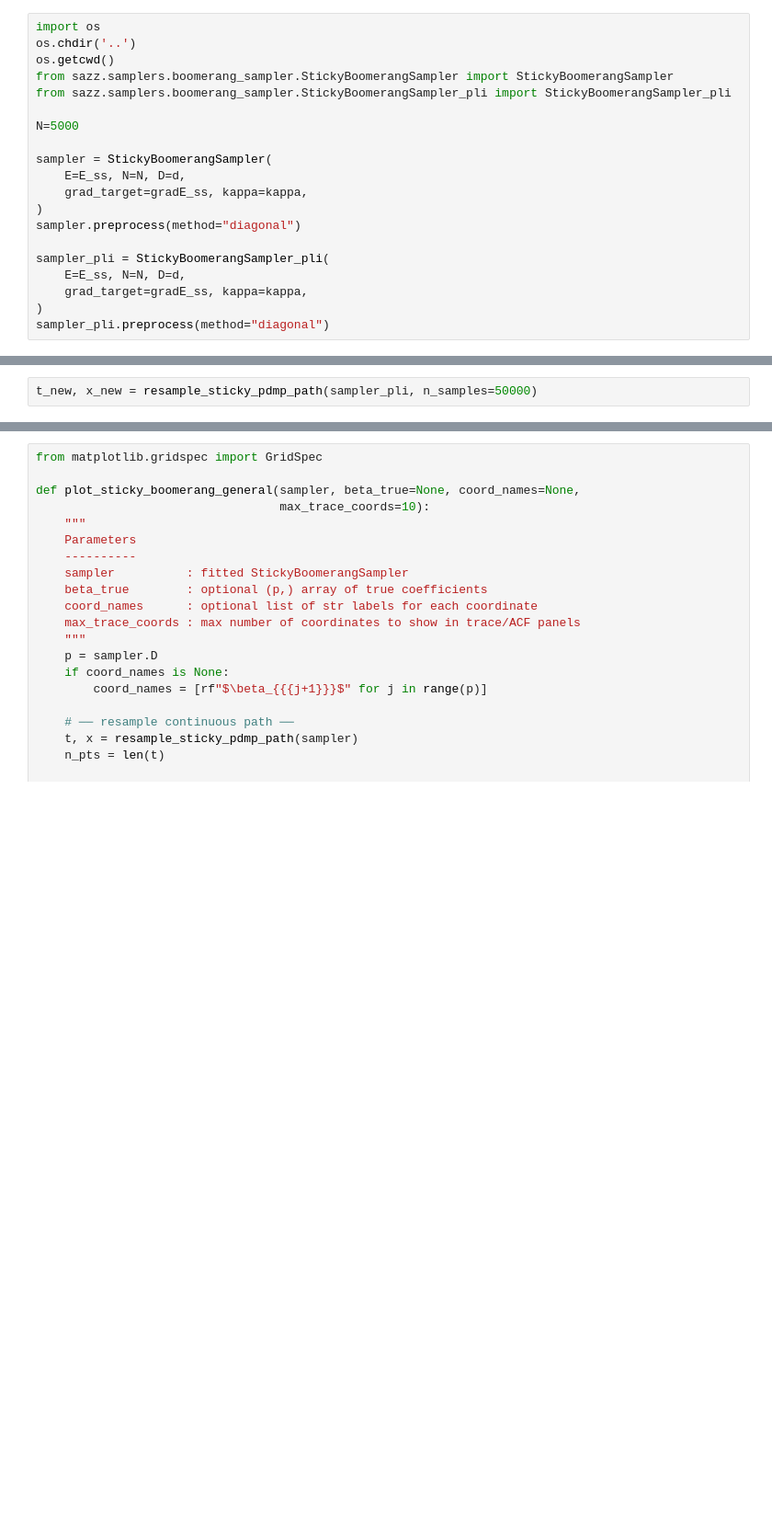
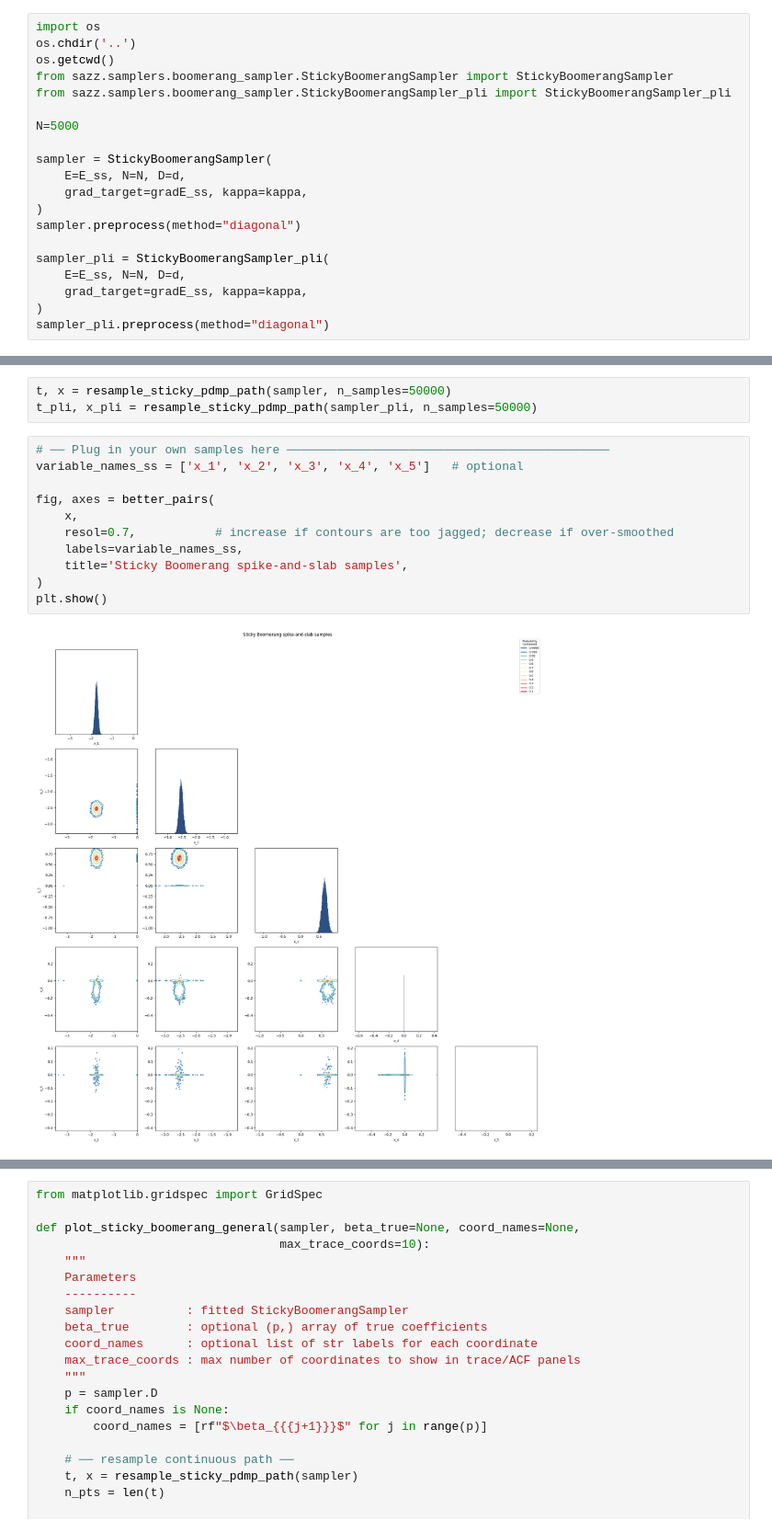
Before and after one commit to ltronneb/sticky_bnns, a Jupyter notebook: notebooks/sticky_boomerang_marginals.ipynb, the cells around one changed output, grey strips where cells are left out. Shown at 92% size. Cells and saved outputs as stored; diff of their text form; blank space fills up the shorter version.

```diff
--- a/notebooks/sticky_boomerang_marginals.ipynb
+++ b/notebooks/sticky_boomerang_marginals.ipynb
@@ -200,5 +248,19 @@ sampler_pli.sample_auto()
 # %%
-t_new, x_new = resample_sticky_pdmp_path(sampler_pli, n_samples=50000)
+t, x = resample_sticky_pdmp_path(sampler, n_samples=50000)
+t_pli, x_pli = resample_sticky_pdmp_path(sampler_pli, n_samples=50000)
+# %%
+# ── Plug in your own samples here ─────────────────────────────────────────────
+variable_names_ss = ['x_1', 'x_2', 'x_3', 'x_4', 'x_5']   # optional
+
+fig, axes = better_pairs(
+    x,
+    resol=0.7,           # increase if contours are too jagged; decrease if over-smoothed
+    labels=variable_names_ss,
+    title='Sticky Boomerang spike-and-slab samples',
+)
+plt.show()
+# %% [output]
+[figure, added]
 # %%
 # ── Plug in your own samples here ─────────────────────────────────────────────
 variable_names_ss = ['x_1', 'x_2', 'x_3', 'x_4', 'x_5']   # optional
```
Also changed, not shown: parts of 7 cells of this notebook, 1 other file.
